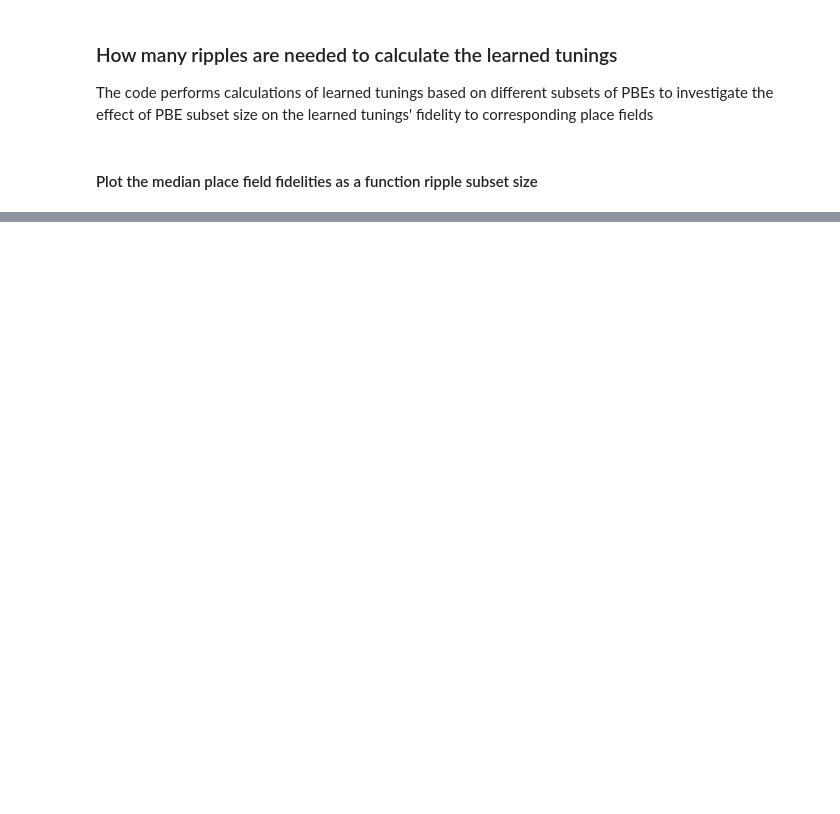
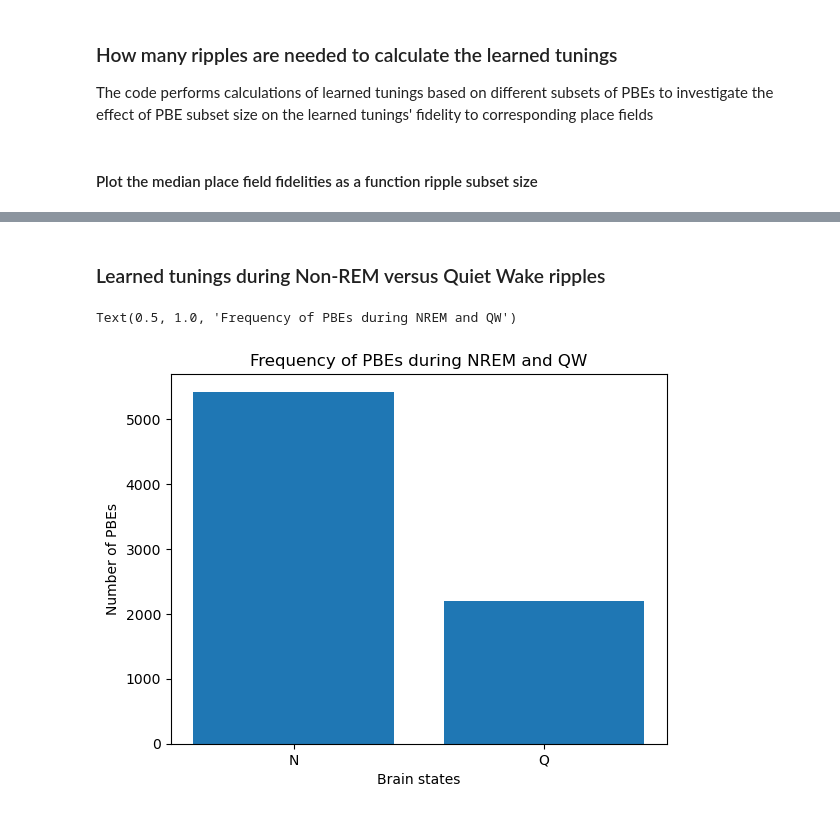
Before and after one commit to diba-lab/Maboudi_et_al_2022, a Jupyter notebook: LearnedTuning_main.ipynb, the cells around one changed output, grey strips where cells are left out. Saved outputs shown, nothing was run; the diff lists cells and outputs as text; code cells hidden in the pictures; blank space fills up the shorter version.

Commit message:
Added Jupyter notebooks to analyse NREM vs QW LTs

```diff
--- a/LearnedTuning_main.ipynb
+++ b/LearnedTuning_main.ipynb
@@ -679,0 +837,26 @@ aa = {k:np.vstack(v) for k, v in learned_tunings_PBE_subsets_diff_sizes.items()}
+# %% [markdown]
+### Learned tunings during Non-REM versus Quiet Wake ripples
+# %%
+# The frequency of PBEs ocurring during NREM ('N') or quiet wake ('W')
+
+num_PBEs = len(PBEs)
+PBEs_peak_time = np.zeros((num_PBEs, 1))
+brain_state_first_letter = np.empty((num_PBEs, 1), dtype='str')
+
+for pbe in range(num_PBEs):
+    PBEs_peak_time[pbe] = PBEs[pbe]["peakT"]
+    brain_state_first_letter[pbe]= chr(np.concatenate(PBEs[pbe]["brainState"])[0])
+
+
+# Bar plot
+unique_strings, counts = np.unique(brain_state_first_letter, return_counts=True)
+
+plt.bar(unique_strings, counts)
+plt.xticks([0, 1], unique_strings)
+
+plt.xlabel('Brain states')
+plt.ylabel('Number of PBEs')
+plt.title('Frequency of PBEs during NREM and QW')
+# %% [output]
+Text(0.5, 1.0, 'Frequency of PBEs during NREM and QW')
+[figure, added]
```
Also changed, not shown: parts of 18 cells of this notebook, 3 other files.
